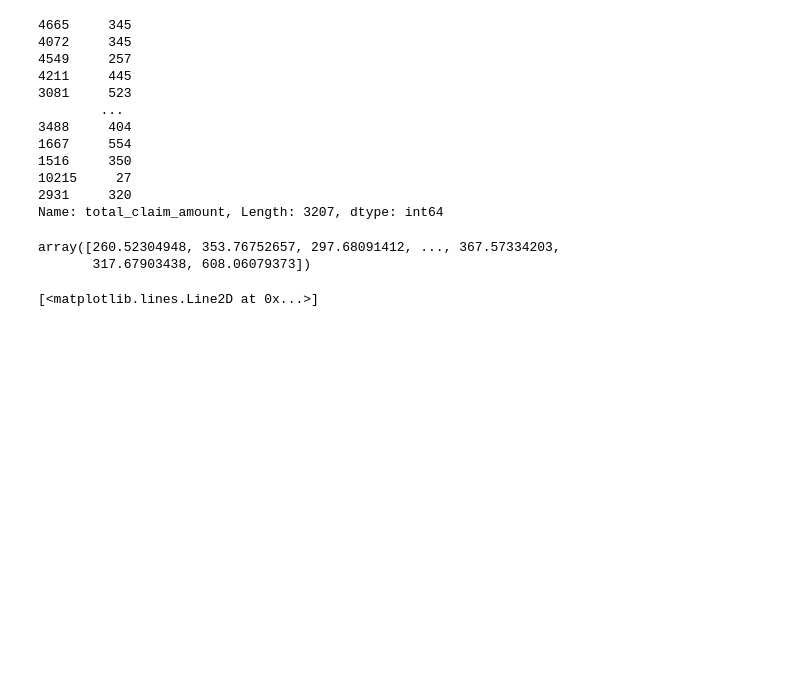
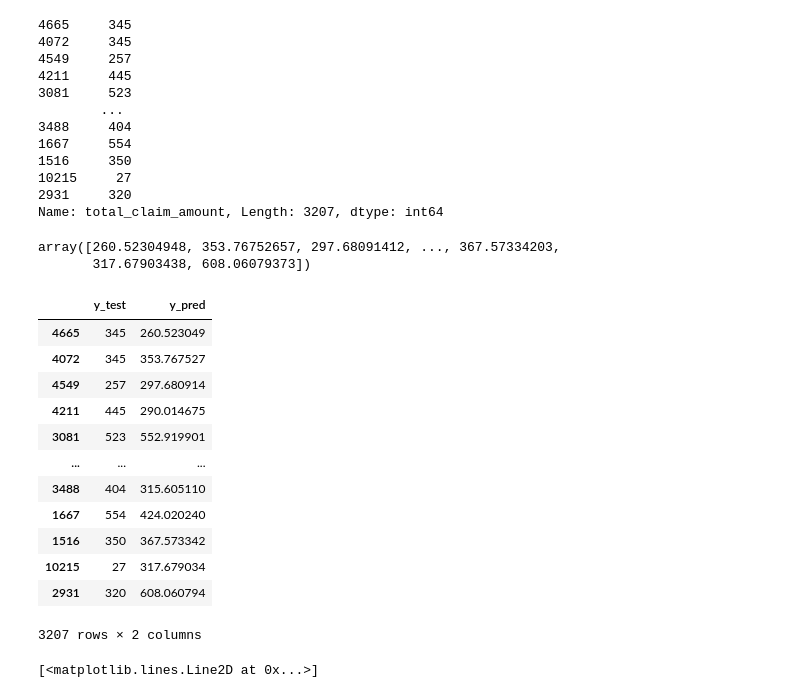
Before and after one commit to Pahegon/IronPablo, a Jupyter notebook: W4/Case_Studies/Customer_Analysis_Case_Study/Linear Regression.W4.D1,2.ipynb, the cells around one changed output. Cells and saved outputs as stored; diff of their text form; code cells hidden in the pictures; blank space fills up the shorter version.

```diff
--- a/W4/Case_Studies/Customer_Analysis_Case_Study/Linear Regression.W4.D1,2.ipynb
+++ b/W4/Case_Studies/Customer_Analysis_Case_Study/Linear Regression.W4.D1,2.ipynb
@@ -513,7 +526,23 @@ y_pred
 array([260.52304948, 353.76752657, 297.68091412, ..., 367.57334203,
        317.67903438, 608.06079373])
 # %%
+#We can see the difference between y_test and y_pred
 result=pd.DataFrame({"y_test":y_test,"y_pred":y_pred})
+result
+# %% [output]
+|  | y_test | y_pred |
+| 4665 | 345 | 260.523049 |
+| 4072 | 345 | 353.767527 |
+| 4549 | 257 | 297.680914 |
+| 4211 | 445 | 290.014675 |
+| 3081 | 523 | 552.919901 |
+| ... | ... | ... |
+| 3488 | 404 | 315.605110 |
+| 1667 | 554 | 424.020240 |
+| 1516 | 350 | 367.573342 |
+| 10215 | 27 | 317.679034 |
+| 2931 | 320 | 608.060794 |
+3207 rows × 2 columns
 # %%
 # Make an scatter plot y_pred vs y
 # What kind of plot you will get if all the all the predictions are ok?
```
Also changed, not shown: parts of 25 cells of this notebook.
